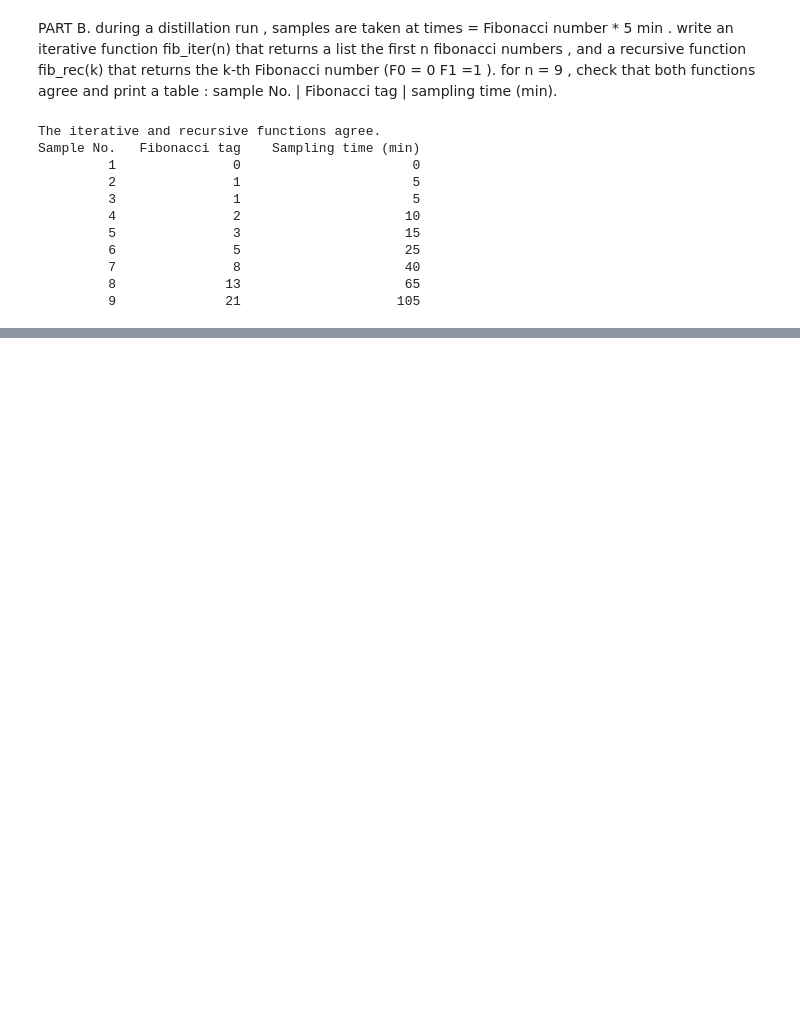
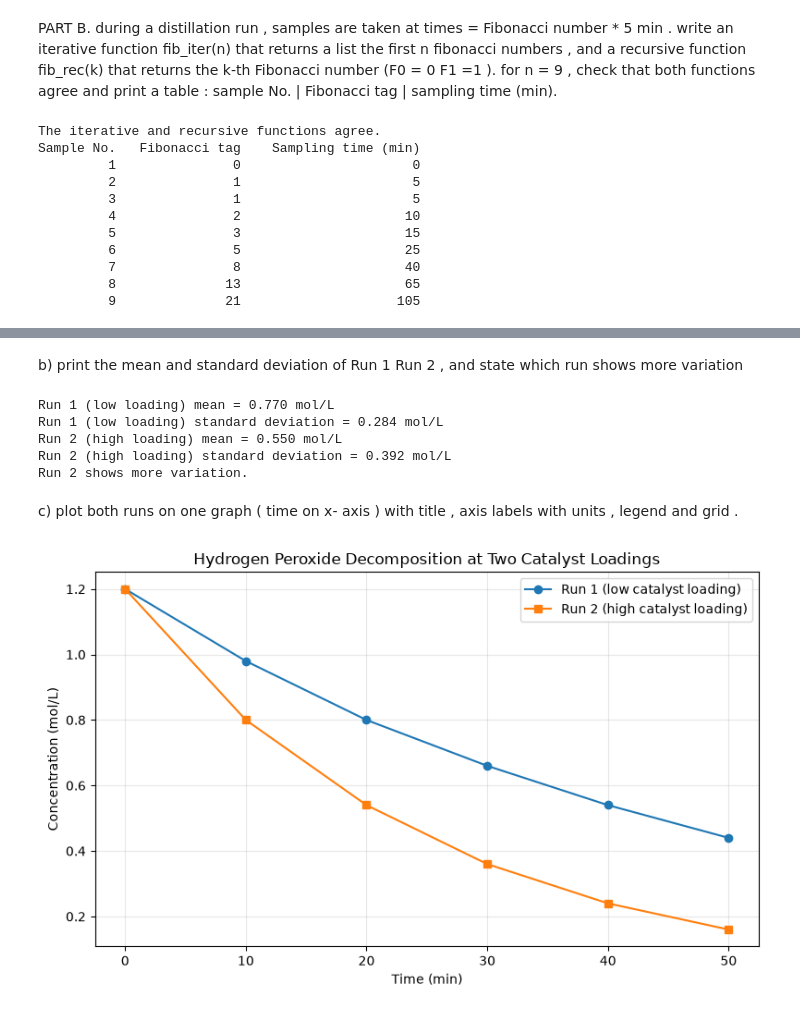
Before and after one commit to pravinkawade765-max/CP_Practical, a Jupyter notebook: 20251001032_SetB.ipynb, the cells around one changed output, grey strips where cells are left out. Saved outputs shown, nothing was run; the diff lists cells and outputs as text; code cells hidden in the pictures; blank space fills up the shorter version.

```diff
--- a/20251001032_SetB.ipynb
+++ b/20251001032_SetB.ipynb
@@ -347,0 +356,16 @@ Sample No.   Fibonacci tag    Sampling time (min)
+# %%
+import pandas as pd
+
+kinetics = pd.DataFrame({
+    "Time_min": [0, 10, 20, 30, 40, 50],
+    "Run_mol_L_low_loading": [1.2, 0.98, 0.80, 0.66, 0.54, 0.44],
+    "Run_mol_L_high_loading": [1.2, 0.80, 0.54, 0.36, 0.24, 0.16],
+})
+
+kinetics.to_csv("Kinetics.csv", index=False)
+kinetics.to_json("Kinetics.json", orient="records", indent=4)
+
+kinetics_from_csv = pd.read_csv("Kinetics.csv")
+print("CSV shape:", kinetics_from_csv.shape)
+print("CSV data types:")
+print(kinetics_from_csv.dtypes)
@@ -347,0 +379,61 @@ Sample No.   Fibonacci tag    Sampling time (min)
+# %% [markdown]
+b) print the mean and standard deviation of Run 1 Run 2 , and state which run shows more variation
+# %%
+if "kinetics" not in globals():
+    print("Run Q.4(a) first to create the kinetics dataframe.")
+else:
+    run_1 = kinetics["Run_mol_L_low_loading"]
+    run_2 = kinetics["Run_mol_L_high_loading"]
+
+    run_1_mean = run_1.mean()
+    run_1_std = run_1.std()
+    run_2_mean = run_2.mean()
+    run_2_std = run_2.std()
+
+    print(f"Run 1 (low loading) mean = {run_1_mean:.3f} mol/L")
+    print(f"Run 1 (low loading) standard deviation = {run_1_std:.3f} mol/L")
+    print(f"Run 2 (high loading) mean = {run_2_mean:.3f} mol/L")
+    print(f"Run 2 (high loading) standard deviation = {run_2_std:.3f} mol/L")
+
+    if run_1_std > run_2_std:
+        print("Run 1 shows more variation.")
+    elif run_2_std > run_1_std:
+        print("Run 2 shows more variation.")
+    else:
+        print("Both runs show the same variation.")
+# %% [output]
+Run 1 (low loading) mean = 0.770 mol/L
+Run 1 (low loading) standard deviation = 0.284 mol/L
+Run 2 (high loading) mean = 0.550 mol/L
+Run 2 (high loading) standard deviation = 0.392 mol/L
+Run 2 shows more variation.
+# %% [markdown]
+c) plot both runs on one graph ( time on x- axis ) with title , axis labels with units , legend and grid .
+# %%
+import matplotlib.pyplot as plt
+
+if "kinetics" not in globals():
+    print("Run Q.4(a) first to create the kinetics dataframe.")
+else:
+    plt.figure(figsize=(8, 5))
+    plt.plot(
+        kinetics["Time_min"],
+        kinetics["Run_mol_L_low_loading"],
+        marker="o",
+        label="Run 1 (low catalyst loading)",
+    )
+    plt.plot(
+        kinetics["Time_min"],
+        kinetics["Run_mol_L_high_loading"],
+        marker="s",
+        label="Run 2 (high catalyst loading)",
+    )
+    plt.title("Hydrogen Peroxide Decomposition at Two Catalyst Loadings")
+    plt.xlabel("Time (min)")
+    plt.ylabel("Concentration (mol/L)")
+    plt.legend()
+    plt.grid(True, alpha=0.3)
+    plt.tight_layout()
+    plt.show()
+# %% [output]
+[figure, added]
```
Also changed, not shown: parts of 4 cells of this notebook, 2 other files.
